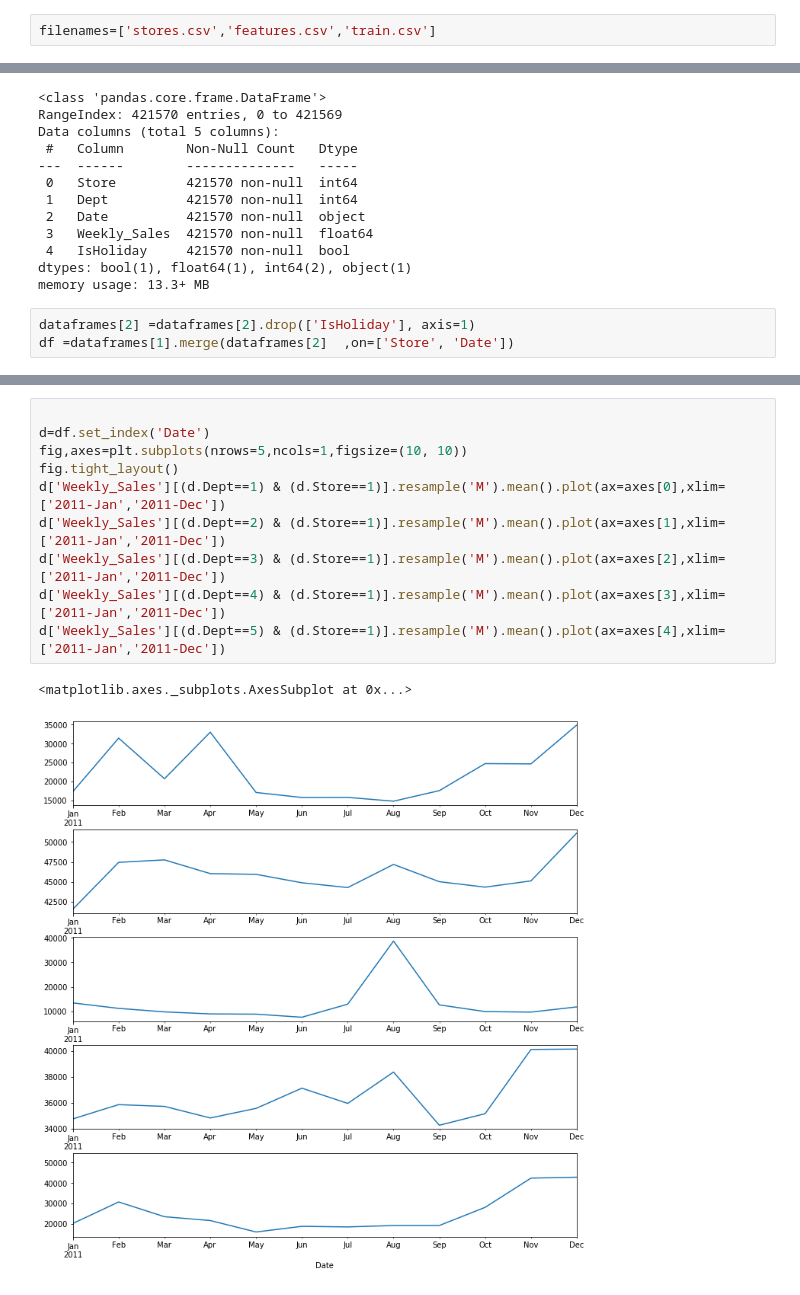
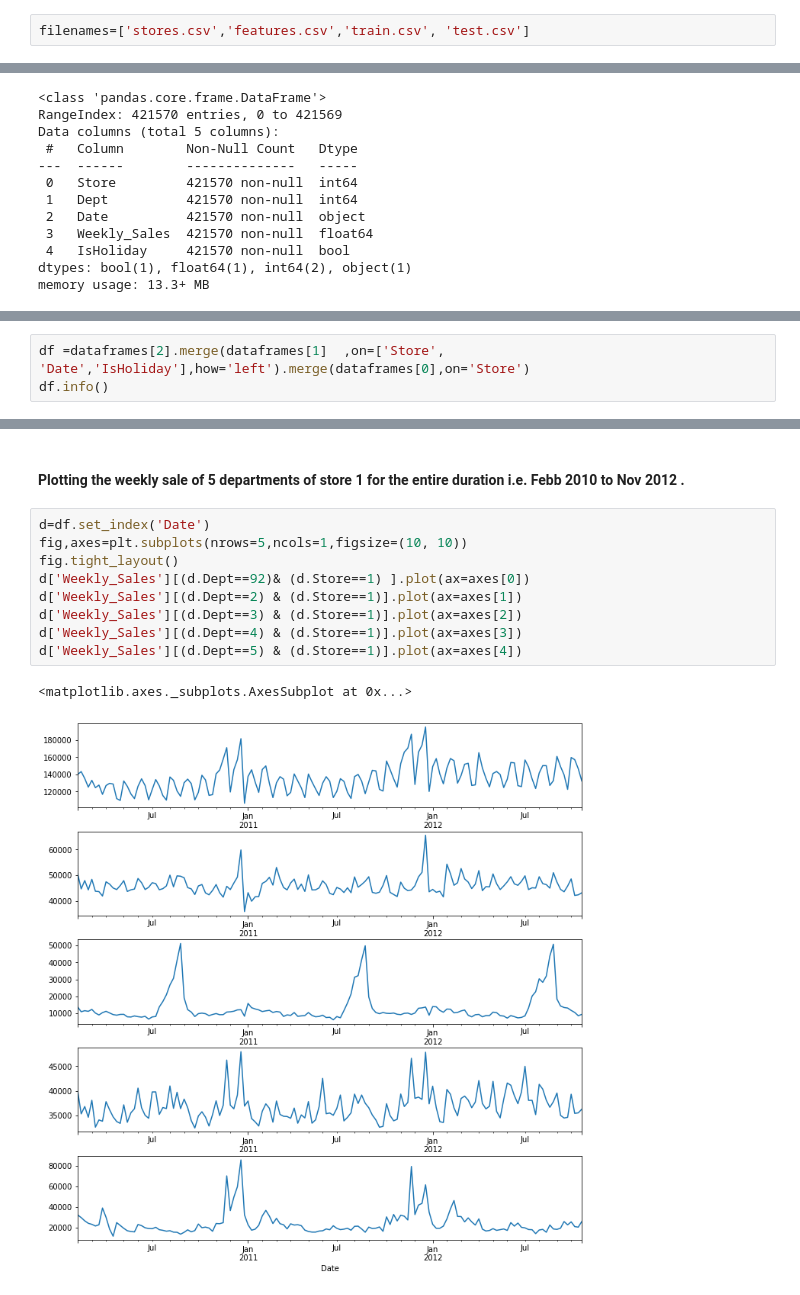
Before and after one commit to GeethaJoseph/Springboard-Datascience-Bootcamp, a Jupyter notebook: Capstone Project 2/Data_cleaning.ipynb, the cells around one changed output, grey strips where cells are left out. Cells and saved outputs as stored; diff of their text form.

```diff
--- a/Capstone Project 2/Data_cleaning.ipynb
+++ b/Capstone Project 2/Data_cleaning.ipynb
@@ -4,4 +6,4 @@ import matplotlib.pyplot as plt
 # %%
-filenames=['stores.csv','features.csv','train.csv']
+filenames=['stores.csv','features.csv','train.csv', 'test.csv']
 # %%
 dataframes = [pd.read_csv(f,parse_dates=True, ) for f in filenames]
@@ -42,6 +57,3 @@ Data columns (total 5 columns):
  4   IsHoliday     421570 non-null  bool
 dtypes: bool(1), float64(1), int64(2), object(1)
 memory usage: 13.3+ MB
-# %%
-dataframes[2] =dataframes[2].drop(['IsHoliday'], axis=1)
-df =dataframes[1].merge(dataframes[2]  ,on=['Store', 'Date'])
@@ -47,0 +62,3 @@ df =dataframes[1].merge(dataframes[2]  ,on=['Store', 'Date'])
+# %%
+df =dataframes[2].merge(dataframes[1]  ,on=['Store', 'Date','IsHoliday'],how='left').merge(dataframes[0],on='Store')
+df.info()
@@ -78,13 +85,14 @@ df.head()
+# %% [markdown]
+#### Plotting the weekly sale of 5 departments of store 1 for the entire duration i.e. Febb 2010 to Nov 2012 .
 # %%
-
 d=df.set_index('Date')
 fig,axes=plt.subplots(nrows=5,ncols=1,figsize=(10, 10))
 fig.tight_layout()
-d['Weekly_Sales'][(d.Dept==1) & (d.Store==1)].resample('M').mean().plot(ax=axes[0],xlim=['2011-Jan','2011-Dec'])
-d['Weekly_Sales'][(d.Dept==2) & (d.Store==1)].resample('M').mean().plot(ax=axes[1],xlim=['2011-Jan','2011-Dec'])
-d['Weekly_Sales'][(d.Dept==3) & (d.Store==1)].resample('M').mean().plot(ax=axes[2],xlim=['2011-Jan','2011-Dec'])
-d['Weekly_Sales'][(d.Dept==4) & (d.Store==1)].resample('M').mean().plot(ax=axes[3],xlim=['2011-Jan','2011-Dec'])
-d['Weekly_Sales'][(d.Dept==5) & (d.Store==1)].resample('M').mean().plot(ax=axes[4],xlim=['2011-Jan','2011-Dec'])
+d['Weekly_Sales'][(d.Dept==92)& (d.Store==1) ].plot(ax=axes[0])
+d['Weekly_Sales'][(d.Dept==2) & (d.Store==1)].plot(ax=axes[1])
+d['Weekly_Sales'][(d.Dept==3) & (d.Store==1)].plot(ax=axes[2])
+d['Weekly_Sales'][(d.Dept==4) & (d.Store==1)].plot(ax=axes[3])
+d['Weekly_Sales'][(d.Dept==5) & (d.Store==1)].plot(ax=axes[4])
 # %% [output]
 <matplotlib.axes._subplots.AxesSubplot at 0x...>
-[figure, old version]
+[figure, new version]
```
Also changed, not shown: parts of 24 cells of this notebook.
